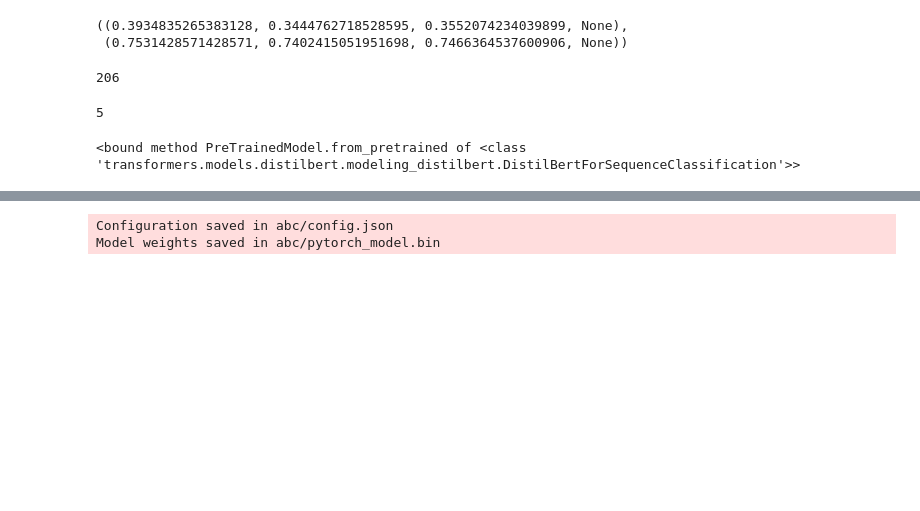
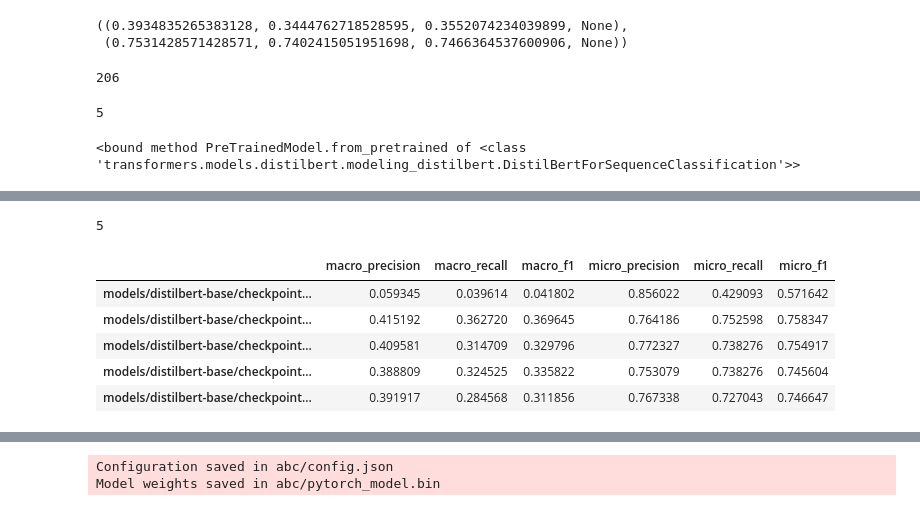
Before and after one commit to shivdhar/neuriot, a Jupyter notebook: 00_eda.ipynb, the cells around one changed output, grey strips where cells are left out. Cells and saved outputs as stored; diff of their text form; code cells hidden in the pictures; blank space fills up the shorter version.

Commit message:
add scores

```diff
--- a/00_eda.ipynb
+++ b/00_eda.ipynb
@@ -522,0 +486,30 @@ val_scores
+# %%
+len(val_scores)
+# %% [output]
+5
+# %%
+def make_val_scores_df(ckpts, scores):
+    columns = ['precision', 'recall', 'f1', 'support']
+    macro, micro = list(zip(*scores))
+
+    macro_df = pd.DataFrame(data=macro, columns=columns)
+    macro_df = macro_df.add_prefix('macro_')
+
+    micro_df = pd.DataFrame(data=micro, columns=columns)
+    micro_df = micro_df.add_prefix('micro_')
+
+    df = pd.concat([macro_df, micro_df], axis=1)
+    df.index = ckpts
+
+    df.drop(columns=['macro_support', 'micro_support'], inplace=True)
+    return df
+# %%
+val_scores_df = make_val_scores_df(ckpts, val_scores)
+val_scores_df
+# %% [output]
+|  | macro_precision | macro_recall | macro_f1 | micro_precision | micro_recall | micro_f1 |
+| models/distilbert-base/checkpoint... | 0.059345 | 0.039614 | 0.041802 | 0.856022 | 0.429093 | 0.571642 |
+| models/distilbert-base/checkpoint... | 0.415192 | 0.362720 | 0.369645 | 0.764186 | 0.752598 | 0.758347 |
+| models/distilbert-base/checkpoint... | 0.409581 | 0.314709 | 0.329796 | 0.772327 | 0.738276 | 0.754917 |
+| models/distilbert-base/checkpoint... | 0.388809 | 0.324525 | 0.335822 | 0.753079 | 0.738276 | 0.745604 |
+| models/distilbert-base/checkpoint... | 0.391917 | 0.284568 | 0.311856 | 0.767338 | 0.727043 | 0.746647 |
```
Also changed, not shown: parts of 4 cells of this notebook, 1 other file.
